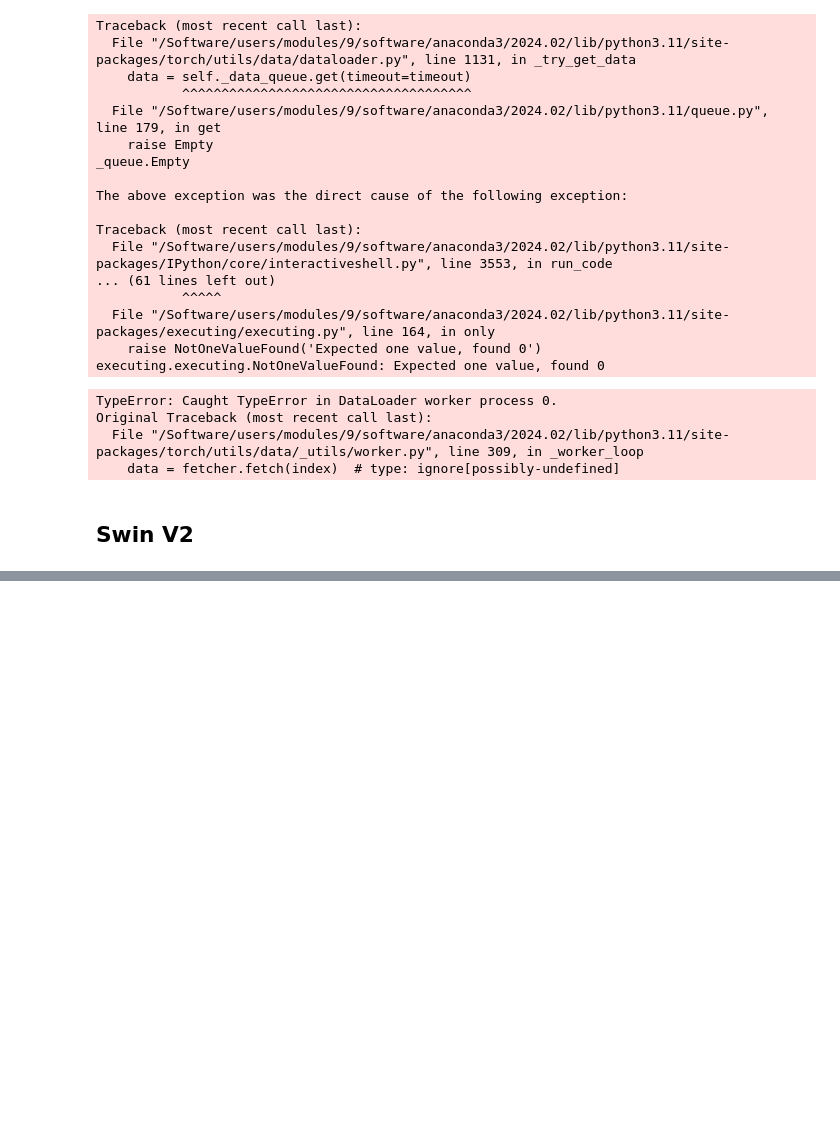
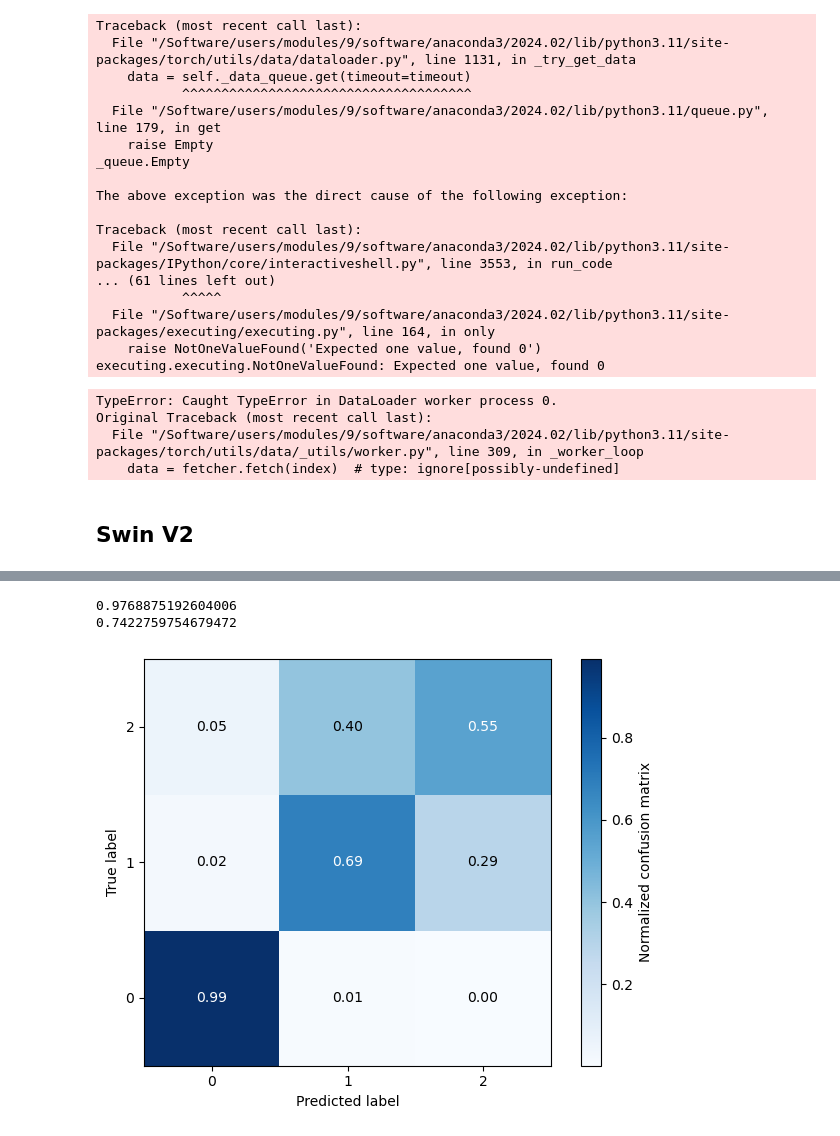
Before and after one commit to SoulOfSword/DLP_galaxy_mergers, a Jupyter notebook: Notebooks/transformers_nonbinary.ipynb, the cells around one changed output, grey strips where cells are left out. Saved outputs shown, nothing was run; the diff lists cells and outputs as text; code cells hidden in the pictures; blank space fills up the shorter version.

```diff
--- a/Notebooks/transformers_nonbinary.ipynb
+++ b/Notebooks/transformers_nonbinary.ipynb
@@ -685,0 +803,29 @@ af.plot_confusion_matrix(swin_multi_all_labels, swin_multi_all_preds, classes=No
+# %%
+swin_multi_combined_acc_model = timm.create_model("swinv2_large_window12to16_192to256", pretrained = False)  #swinv2_base_window16_256
+num_classes = 3
+swin_multi_combined_acc_model.reset_classifier(num_classes, global_pool='avg')
+
+# Freeze all parameters first
+for param in swin_multi_combined_acc_model.parameters():
+    param.requires_grad = False
+
+# Unfreeze the classification head
+if hasattr(swin_multi_combined_acc_model, "head"):
+    for param in swin_multi_combined_acc_model.head.parameters():
+        param.requires_grad = True
+
+device = torch.device("cuda" if torch.cuda.is_available() else "cpu")
+swin_multi_combined_acc_model = swin_multi_combined_acc_model.to(device)
+# %%
+state_dict = torch.load("swin_nonbinary_best_model_combined_acc.pth", map_location=device)
+swin_multi_combined_acc_model.load_state_dict(state_dict)
+
+swin_multi_epoch_loss, swin_multi_epoch_acc, swin_multi_all_preds, swin_multi_all_labels, swin_multi_bal_acc = AF.nonbinary_multilabel_evaluate(swin_multi_combined_acc_model, swin_multi_test_loader,
+                                                                                                                  criterion, device)
+print(swin_multi_epoch_acc)
+print(swin_multi_bal_acc)
+af.plot_confusion_matrix(swin_multi_all_labels, swin_multi_all_preds, classes=None, normalize=True, title=None, cmap=plt.cm.Blues)
+# %% [output]
+0.9768875192604006
+0.7422759754679472
+[figure, added]
```
Also changed, not shown: parts of 27 cells of this notebook, 2 other files.
